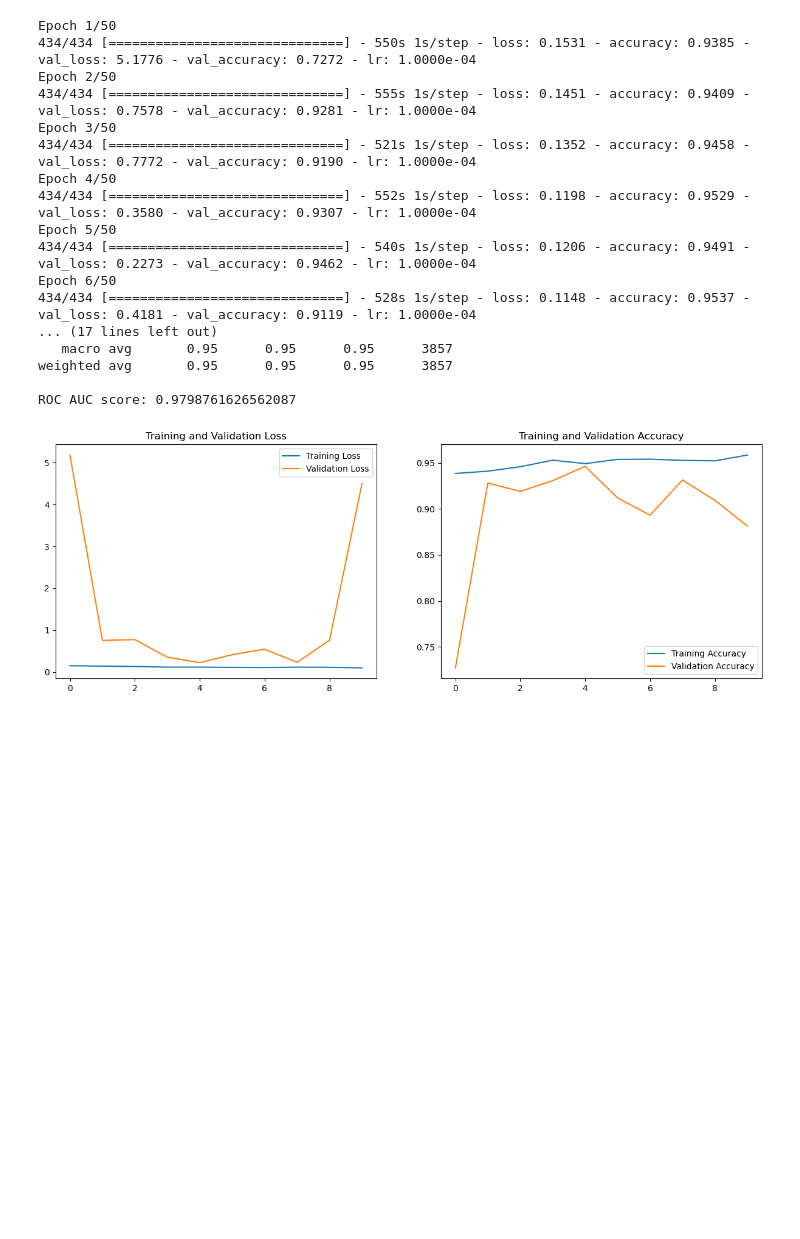
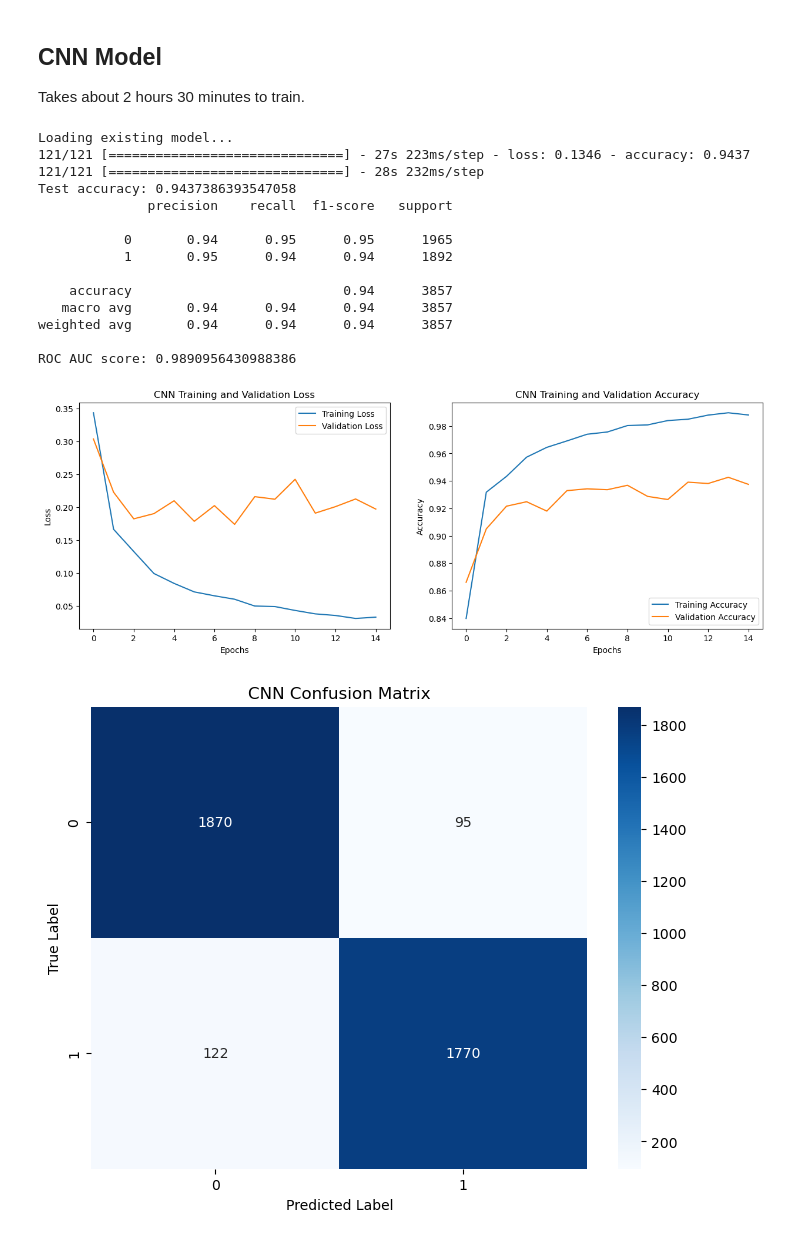
Before and after one commit to vaibhav2903/DeepFake-Detection-Model, a Jupyter notebook: project_3_deepfake_detection.ipynb, the cells around one changed output. Drawn from its saved outputs; the diff is of its cells as text; code cells hidden in the pictures; blank space fills up the shorter version.

```diff
--- a/project_3_deepfake_detection.ipynb
+++ b/project_3_deepfake_detection.ipynb
@@ -24,6 +29,9 @@ y = np.load(Y_file)
 
 # Splitting the dataset into training and testing sets
 X_train, X_test, y_train, y_test = train_test_split(X, y, test_size=0.2, random_state=42)
+# %% [markdown]
+## CNN Model
+Takes about 2 hours 30 minutes to train.
 # %%
 model = Sequential([
     Conv2D(32, (3, 3), activation='relu', input_shape=(224, 224, 3), padding='same'),
@@ -56,7 +64,6 @@ reduce_lr = ReduceLROnPlateau(monitor='val_loss', factor=0.2, patience=5, min_lr
 early_stopping = EarlyStopping(monitor='val_loss', patience=5, restore_best_weights=True)
 # %%
 cnn_model_path = "Models/cnn_model.keras"
-
 if os.path.exists(cnn_model_path):
     print("Loading existing model...")
     model = keras.models.load_model(cnn_model_path)
@@ -79,39 +86,50 @@ y_pred_binary = (y_pred > 0.5).astype(int)  # Convert probabilities to binary pr
 print('Test accuracy:', score[1])
 # Classification report
 print(classification_report(y_test, y_pred_binary))
+cm = confusion_matrix(y_test, y_pred_binary)
 # ROC AUC score
 print('ROC AUC score:', roc_auc_score(y_test, y_pred))
 # %% [output]
-Epoch 1/50
-434/434 [==============================] - 550s 1s/step - loss: 0.1531 - accuracy: 0.9385 - val_loss: 5.1776 - val_accuracy: 0.7272 - lr: 1.0000e-04
-Epoch 2/50
-434/434 [==============================] - 555s 1s/step - loss: 0.1451 - accuracy: 0.9409 - val_loss: 0.7578 - val_accuracy: 0.9281 - lr: 1.0000e-04
-Epoch 3/50
-434/434 [==============================] - 521s 1s/step - loss: 0.1352 - accuracy: 0.9458 - val_loss: 0.7772 - val_accuracy: 0.9190 - lr: 1.0000e-04
-Epoch 4/50
-434/434 [==============================] - 552s 1s/step - loss: 0.1198 - accuracy: 0.9529 - val_loss: 0.3580 - val_accuracy: 0.9307 - lr: 1.0000e-04
-Epoch 5/50
-434/434 [==============================] - 540s 1s/step - loss: 0.1206 - accuracy: 0.9491 - val_loss: 0.2273 - val_accuracy: 0.9462 - lr: 1.0000e-04
-Epoch 6/50
-434/434 [==============================] - 528s 1s/step - loss: 0.1148 - accuracy: 0.9537 - val_loss: 0.4181 - val_accuracy: 0.9119 - lr: 1.0000e-04
-... (17 lines left out)
-   macro avg       0.95      0.95      0.95      3857
-weighted avg       0.95      0.95      0.95      3857
+Loading existing model...
+121/121 [==============================] - 27s 223ms/step - loss: 0.1346 - accuracy: 0.9437
+121/121 [==============================] - 28s 232ms/step
+Test accuracy: 0.9437386393547058
+              precision    recall  f1-score   support
 
-ROC AUC score: 0.9798761626562087
+           0       0.94      0.95      0.95      1965
+           1       0.95      0.94      0.94      1892
+
+    accuracy                           0.94      3857
+   macro avg       0.94      0.94      0.94      3857
+weighted avg       0.94      0.94      0.94      3857
+
+ROC AUC score: 0.9890956430988386
 # %%
-# Plot the training and validation loss + accuracy
+# Plot the training and validation loss + accuracy along with epochs
 plt.figure(figsize=(15, 5))
 plt.subplot(1, 2, 1)
 plt.plot(history.history['loss'], label='Training Loss')
 plt.plot(history.history['val_loss'], label='Validation Loss')
 plt.legend(loc='upper right')
-plt.title('Training and Validation Loss')
+plt.title('CNN Training and Validation Loss')
+plt.xlabel('Epochs')
+plt.ylabel('Loss')
 plt.subplot(1, 2, 2)
 plt.plot(history.history['accuracy'], label='Training Accuracy')
 plt.plot(history.history['val_accuracy'], label='Validation Accuracy')
 plt.legend(loc='lower right')
-plt.title('Training and Validation Accuracy')
+plt.title('CNN Training and Validation Accuracy')
+plt.xlabel('Epochs')
+plt.ylabel('Accuracy')
 plt.show()
+
+# Plot confusion matrix
+plt.figure(figsize=(8, 6))
+sns.heatmap(cm, annot=True, fmt='d', cmap='Blues')
+plt.title('CNN Confusion Matrix')
+plt.xlabel('Predicted Label')
+plt.ylabel('True Label')
+plt.show()
 # %% [output]
-[figure, old version]
+[figure, new version]
+[figure, added]
```
Also changed, not shown: parts of 6 cells of this notebook.
